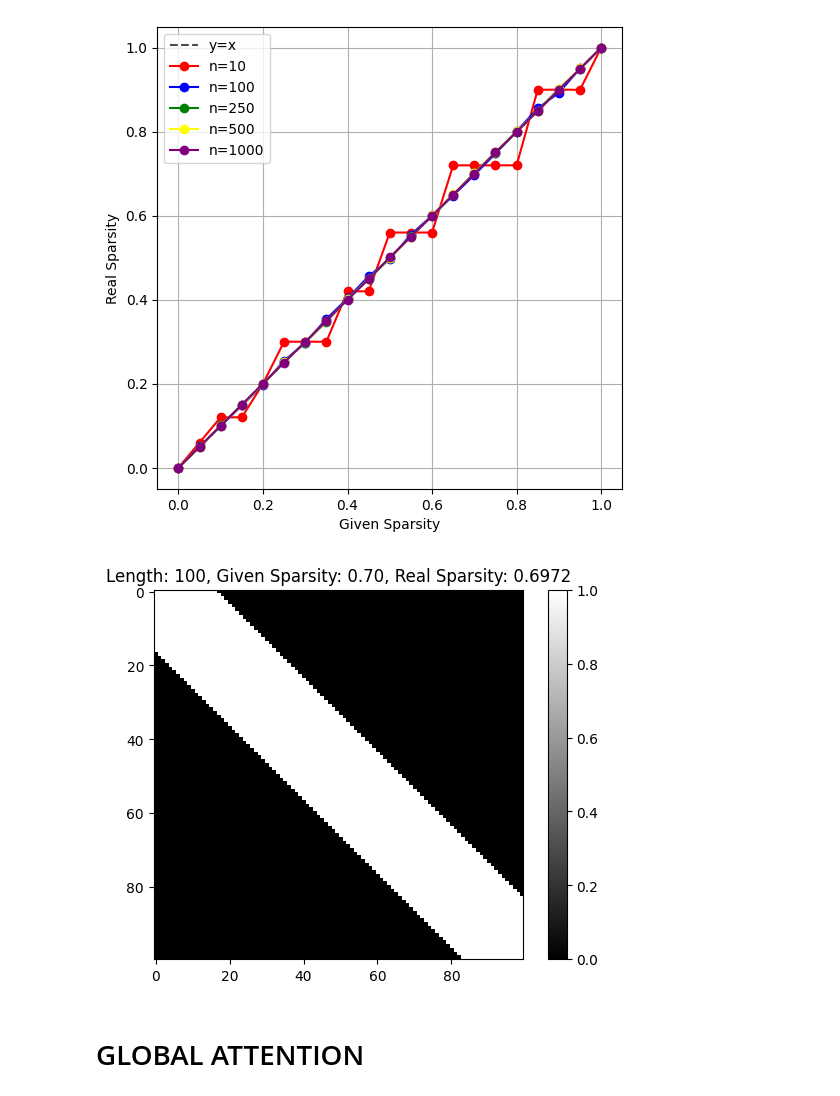
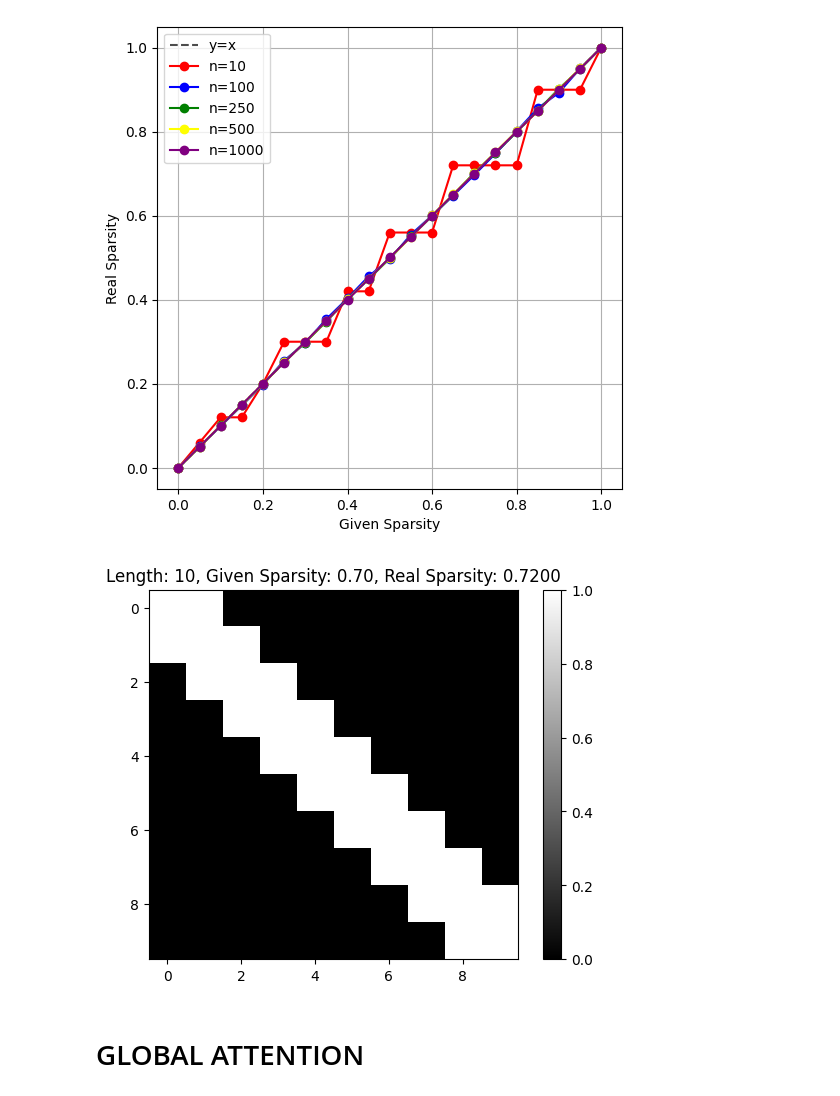
Before and after one commit to shanedonnelly/artificial_big_bird_matrix_generator, a Jupyter notebook: big_bird.ipynb, the cells around one changed output. Saved outputs shown, nothing was run; the diff lists cells and outputs as text; code cells hidden in the pictures.

```diff
--- a/big_bird.ipynb
+++ b/big_bird.ipynb
@@ -210,14 +210,14 @@ def generate_matrix_with_window_attention_mask_with_sparsity(length, sparsity):
     return matrix
 # %%
 def test_generate_matrix_with_window_attention_mask_with_sparsity():
-    length = 100
+    length = 10
     sparsity = 0.7
     matrix = generate_matrix_with_window_attention_mask_with_sparsity(length=length, sparsity=sparsity)
     show_matrix_infos(matrix,length, sparsity)
 
 test_generate_matrix_with_window_attention_mask_with_sparsity()
 # %% [output]
-[figure, old version]
+[figure, new version]
 # %% [markdown]
 # GLOBAL ATTENTION
 # %% [markdown]
```
Also changed, not shown: parts of 5 cells of this notebook, 4 other files.
